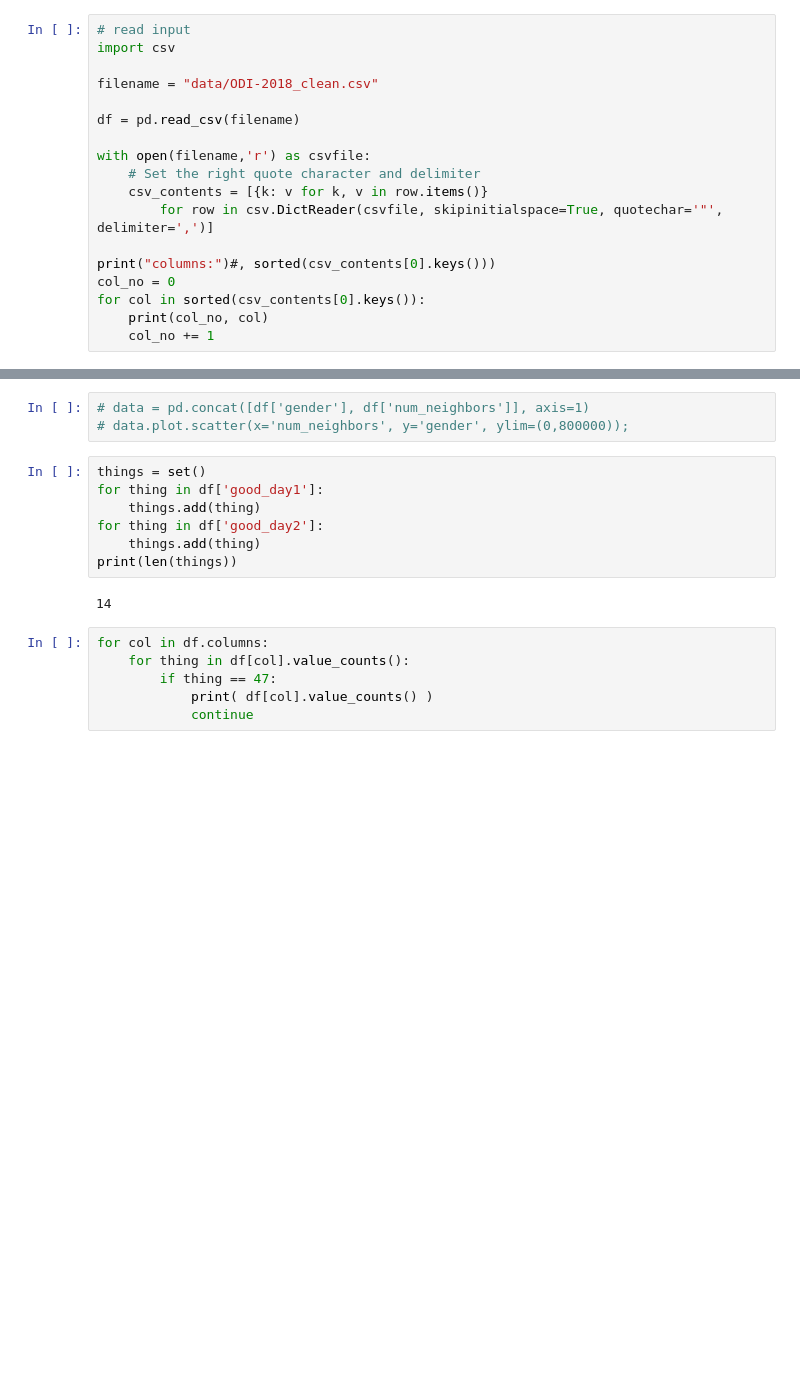
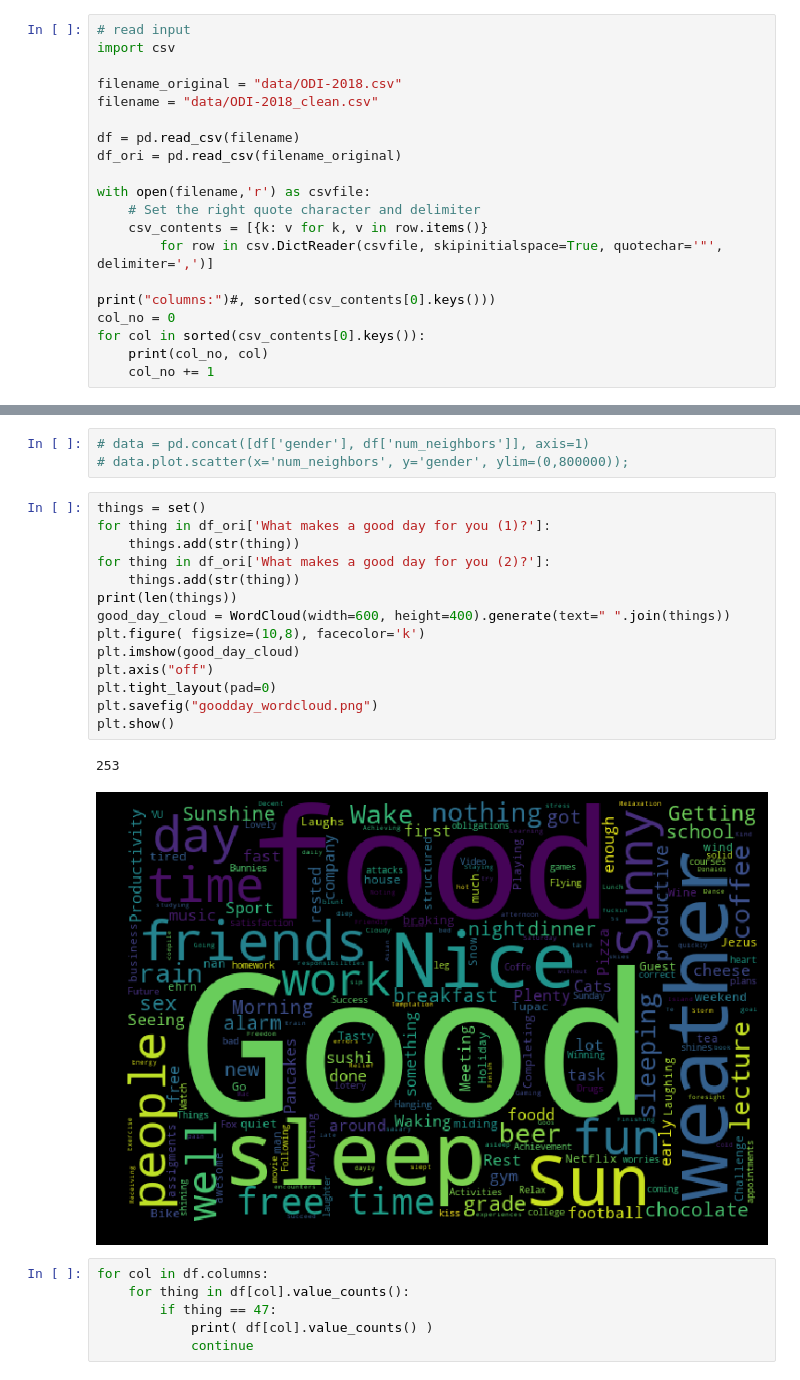
Before and after one commit to PimDijt/DMT, a Jupyter notebook: assignments/assignment1/task1/visulalise.ipynb, the cells around one changed output, grey strips where cells are left out. Saved outputs shown, nothing was run; the diff lists cells and outputs as text; blank space fills up the shorter version.

```diff
--- a/assignments/assignment1/task1/visulalise.ipynb
+++ b/assignments/assignment1/task1/visulalise.ipynb
@@ -16,9 +17,11 @@ def is_float(str):
 # read input
 import csv
 
+filename_original = "data/ODI-2018.csv"
 filename = "data/ODI-2018_clean.csv"
 
 df = pd.read_csv(filename)
+df_ori = pd.read_csv(filename_original)
 
 with open(filename,'r') as csvfile:
     # Set the right quote character and delimiter
@@ -158,15 +169,23 @@ df.describe()
 # %%
 # data = pd.concat([df['gender'], df['num_neighbors']], axis=1)
 # data.plot.scatter(x='num_neighbors', y='gender', ylim=(0,800000));
-# %%
-things = set()
-for thing in df['good_day1']:
-    things.add(thing)
-for thing in df['good_day2']:
-    things.add(thing)
-print(len(things))
-# %% [output]
-14
+# %%
+things = set()
+for thing in df_ori['What makes a good day for you (1)?']:
+    things.add(str(thing))
+for thing in df_ori['What makes a good day for you (2)?']:
+    things.add(str(thing))
+print(len(things))
+good_day_cloud = WordCloud(width=600, height=400).generate(text=" ".join(things))
+plt.figure( figsize=(10,8), facecolor='k')
+plt.imshow(good_day_cloud)
+plt.axis("off")
+plt.tight_layout(pad=0)
+plt.savefig("goodday_wordcloud.png")
+plt.show()
+# %% [output]
+253
+[figure, added]
 # %%
 for col in df.columns:
     for thing in df[col].value_counts():
```
Also changed, not shown: parts of 7 cells of this notebook, 7 other files.
